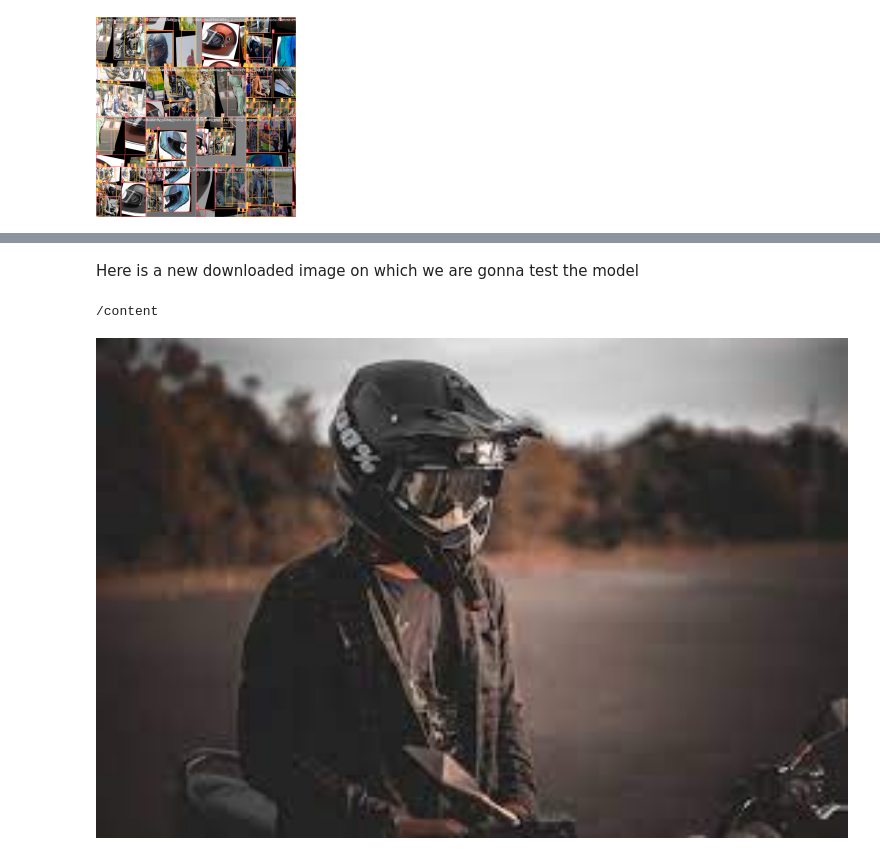
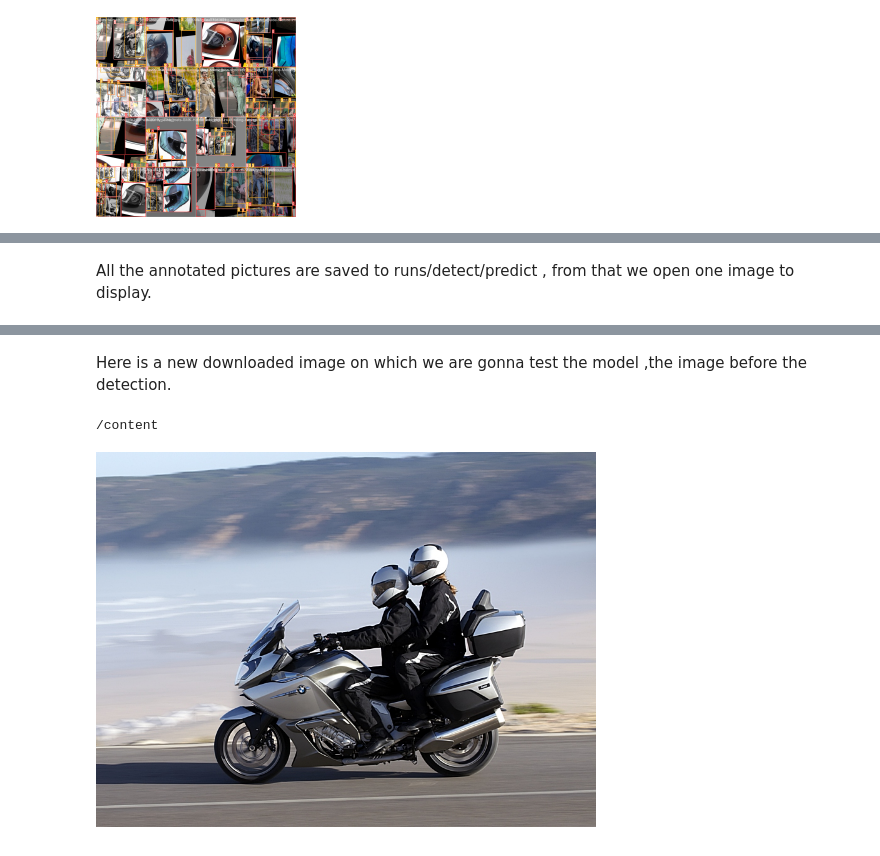
Before and after one commit to mintmaheen/Object-detection, a Jupyter notebook: Object_detection_helmet_safety.ipynb, the cells around one changed output, grey strips where cells are left out. Drawn from its saved outputs; the diff is of its cells as text; code cells hidden in the pictures.

```diff
--- a/Object_detection_helmet_safety.ipynb
+++ b/Object_detection_helmet_safety.ipynb
@@ -182,4 +188,6 @@ Speed: 2.2ms preprocess, 7.8ms inference, 23.3ms postprocess per image at shape
 Results saved to runs/detect/predict
 💡 Learn more at https://docs.ultralytics.com/modes/predict
+# %% [markdown]
+All the annotated pictures are saved to runs/detect/predict , from that we open one image to display.
 # %%
 %cd {HOME}
@@ -188,12 +196,12 @@ Image(filename=f'/content/runs/detect/predict/motorcycle-6288958_960_720_jpg.rf.
 /content
 [figure]
 # %% [markdown]
-Here is a new downloaded image on which we are gonna test the model
+Here is a new downloaded image on which we are gonna test the model ,the image before the detection.
 # %%
 %cd {HOME}
-Image(filename=f'/content/download.jpg', width=800)
+Image(filename=f'/content/bike.jpg', width=500)
 # %% [output]
 /content
-[figure, old version]
+[figure, new version]
 # %%
 %cd {HOME}
```
Also changed, not shown: parts of 16 cells of this notebook.
